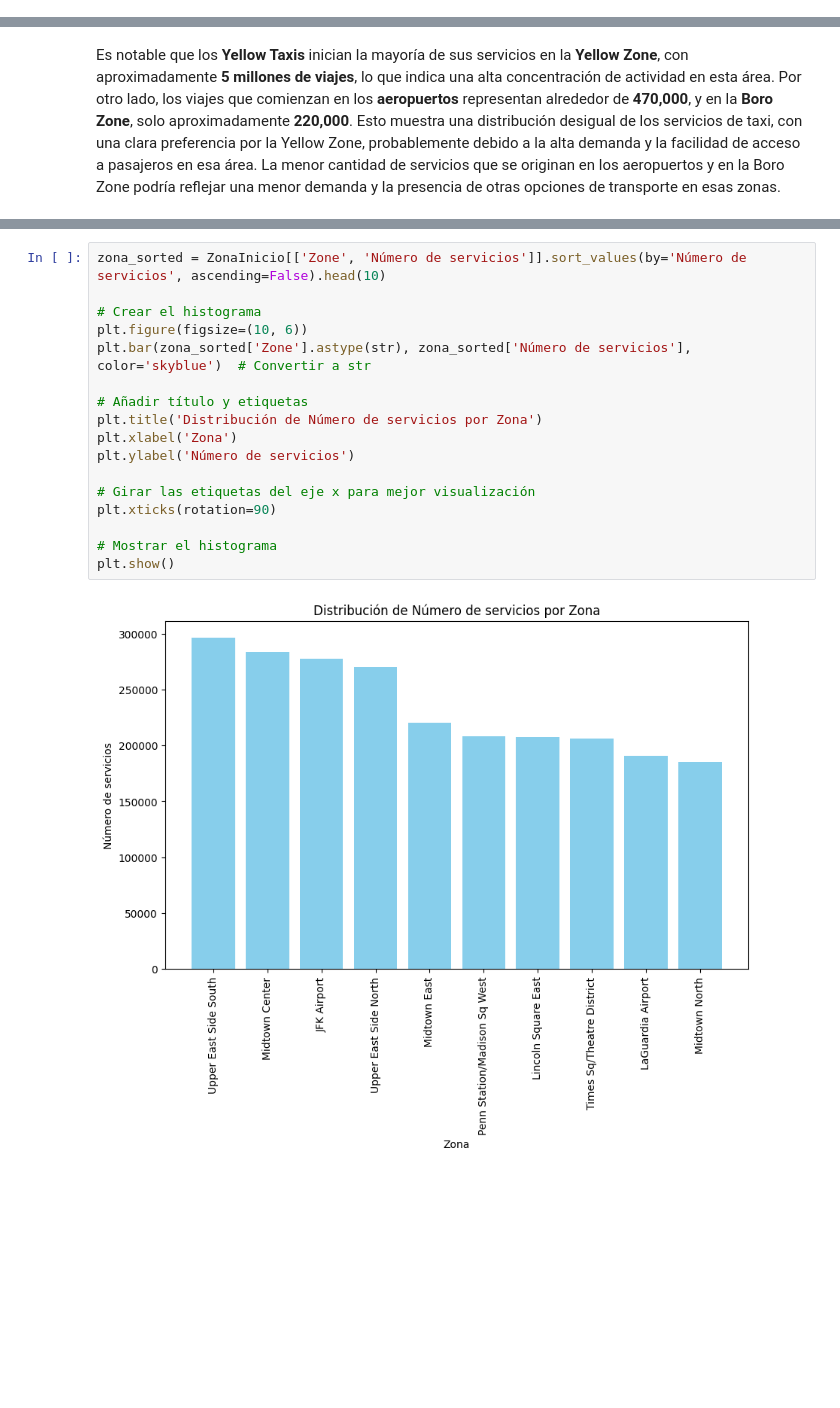
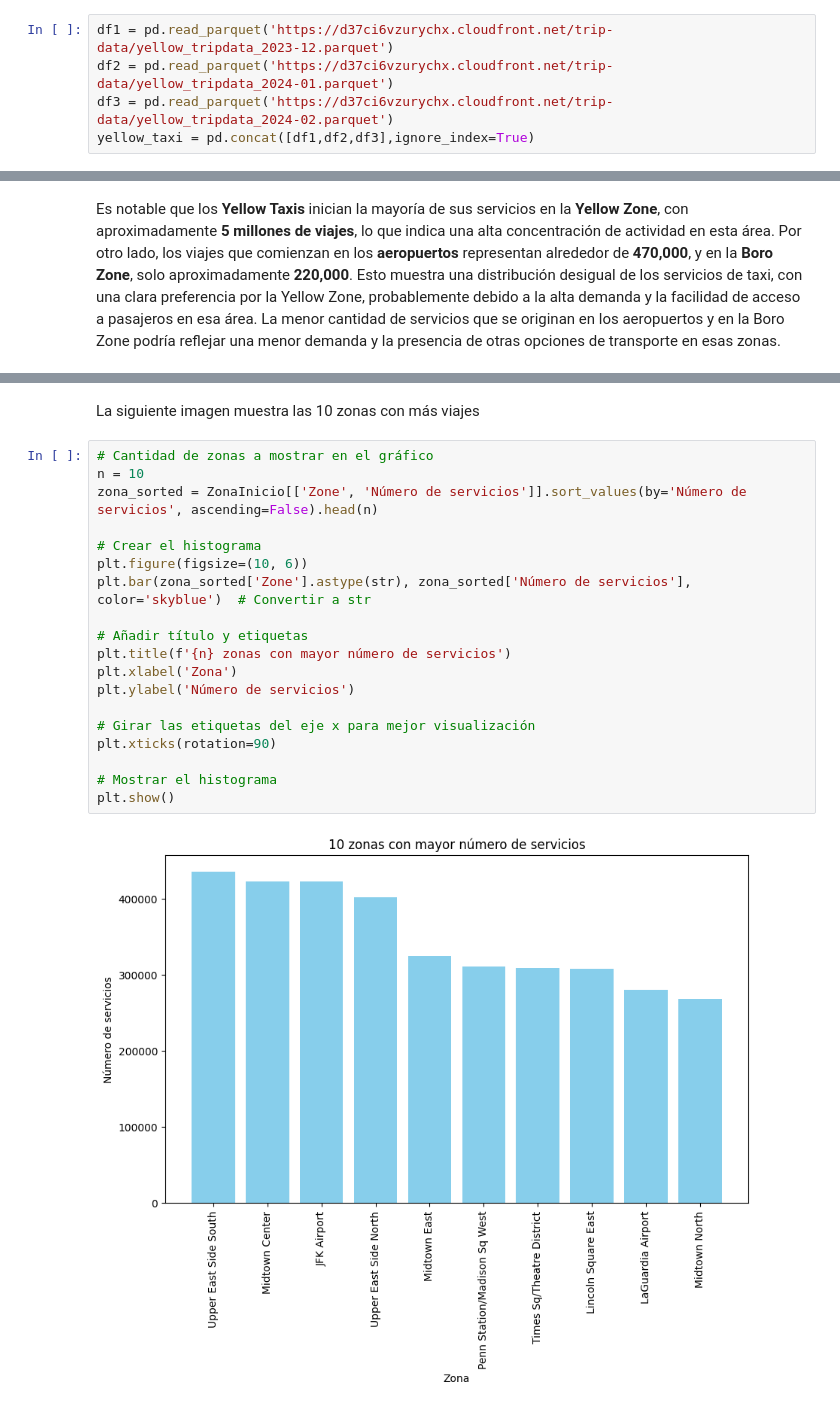
Before and after one commit to EcoDataAnalyst/PF_TaxisNY, a Jupyter notebook: Notebooks/EDA_TLC Trip Record Data.ipynb, the cells around one changed output, grey strips where cells are left out. Cells and saved outputs as stored; diff of their text form; blank space fills up the shorter version.

Commit message:
Actualizando Yellow Taxi

```diff
--- a/Notebooks/EDA_TLC Trip Record Data.ipynb
+++ b/Notebooks/EDA_TLC Trip Record Data.ipynb
@@ -50,3 +54,8 @@ yellow_taxi = range_data(url_trim,12,23,2,24)
+# %%
+df1 = pd.read_parquet('https://d37ci6vzurychx.cloudfront.net/trip-data/yellow_tripdata_2023-12.parquet')
+df2 = pd.read_parquet('https://d37ci6vzurychx.cloudfront.net/trip-data/yellow_tripdata_2024-01.parquet')
+df3 = pd.read_parquet('https://d37ci6vzurychx.cloudfront.net/trip-data/yellow_tripdata_2024-02.parquet')
+yellow_taxi = pd.concat([df1,df2,df3],ignore_index=True)
 # %% [markdown]
 Identificadores de zona de NYC
 # %%
@@ -320,19 +292,23 @@ ZonaInicio[['Zone','Número de servicios']].dropna()
+# %% [markdown]
+La siguiente imagen muestra las 10 zonas con más viajes
 # %%
-zona_sorted = ZonaInicio[['Zone', 'Número de servicios']].sort_values(by='Número de servicios', ascending=False).head(10)
+# Cantidad de zonas a mostrar en el gráfico
+n = 10
+zona_sorted = ZonaInicio[['Zone', 'Número de servicios']].sort_values(by='Número de servicios', ascending=False).head(n)
 
 # Crear el histograma
 plt.figure(figsize=(10, 6))
 plt.bar(zona_sorted['Zone'].astype(str), zona_sorted['Número de servicios'], color='skyblue')  # Convertir a str
 
 # Añadir título y etiquetas
-plt.title('Distribución de Número de servicios por Zona')
+plt.title(f'{n} zonas con mayor número de servicios')
 plt.xlabel('Zona')
 plt.ylabel('Número de servicios')
 
 # Girar las etiquetas del eje x para mejor visualización
 plt.xticks(rotation=90)
 
 # Mostrar el histograma
 plt.show()
 # %% [output]
-[figure, old version]
+[figure, new version]
```
Also changed, not shown: parts of 39 cells of this notebook, 3 other files.
